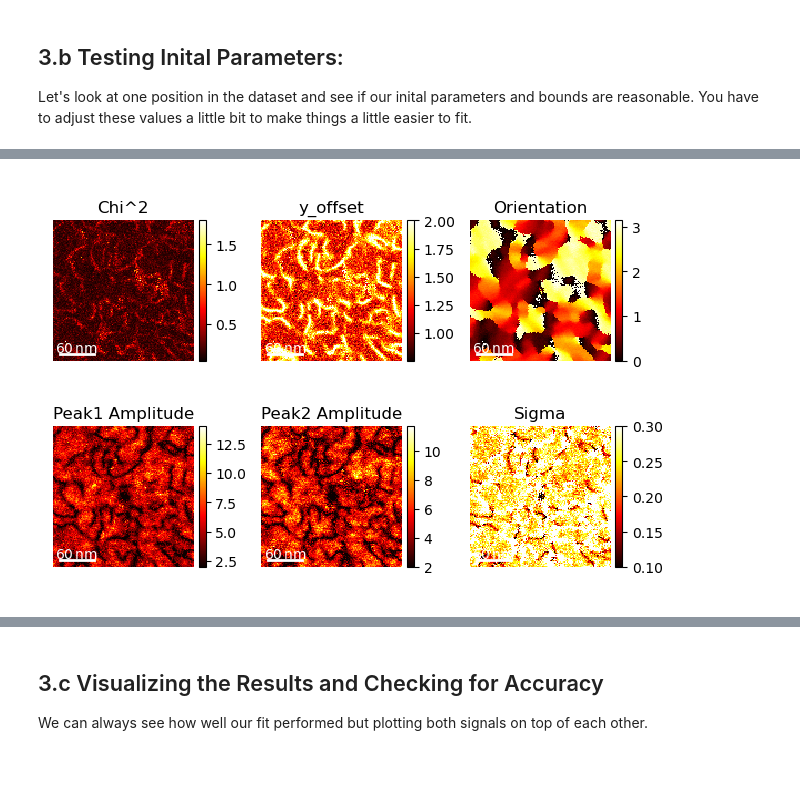
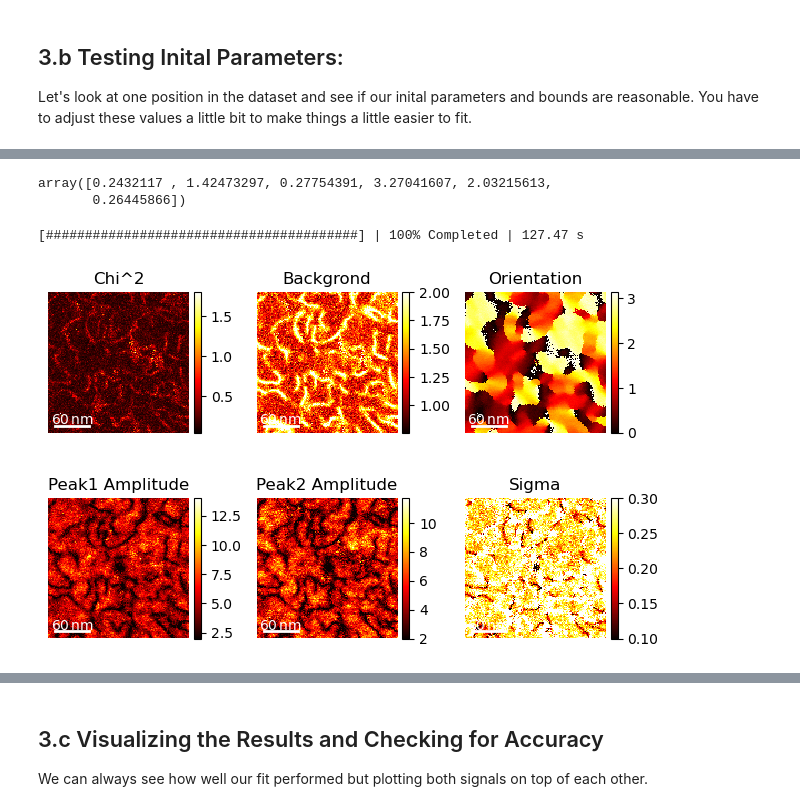
Before and after one commit to pyxem/pyxem-demos, a Jupyter notebook: 12 MolecularGlassOrientationMapping.ipynb, the cells around one changed output, grey strips where cells are left out. Saved outputs shown, nothing was run; the diff lists cells and outputs as text; code cells hidden in the pictures; blank space fills up the shorter version.

```diff
--- a/12 MolecularGlassOrientationMapping.ipynb
+++ b/12 MolecularGlassOrientationMapping.ipynb
@@ -54,5 +48,6 @@ import pooch
 # %%
-s = hs.load("data/data_processed.zspy", lazy=True) # load the data lazy=True means the data isn't loaded into RAM
+s = hs.load("data/data_processed.zspy",
+            lazy=True) # load the data lazy=True means the data isn't loaded into RAM
 # %% [output]
 WARNING:hyperspy.io:`signal_type='Signal2D'` not understood. See `hs.print_known_signal_types()` for a list of installed signal types or https://github.com/hyperspy/hyperspy-extensions-list for the li ...
 WARNING:hyperspy.io:`signal_type='Signal2D'` not understood. See `hs.print_known_signal_types()` for a list of installed signal types or https://github.com/hyperspy/hyperspy-extensions-list for the li ...
@@ -165,7 +158,7 @@ import hyperspy.api as hs
 # %%
 from scipy.ndimage import gaussian_filter1d
 # %%
-pss = hs.load("data/PolarSum.zspy", lazy=True)
+pss = hs.load("data/12/PolarSum.zspy", lazy=True)
 pss.rechunk((4,4))
 # %%
 pss
@@ -319,6 +314,7 @@ def peak_fit(data,
     kwargs:
         The inital values for the composite function as well as any keyword arguments for `scipy.optimize.curve_fit`
     """
+    data = data+0.00000000001 # handle zeros
 
     comp = partial(composite, **fixed_parameters) # set fixed values
     x2 = np.linspace(-np.pi,np.pi,360)
@@ -335,7 +331,7 @@ def peak_fit(data,
                               method='trf',
                               **kwargs)
     except:
-        return [1,0,0,0,0]
+        return [1,0,0,0,0,0]
 
     if method == 'std':
         gof = np.sum(np.sqrt(np.diag(pcov)))
@@ -429,14 +436,21 @@ peaks = smoothed.map(peak_fit,
                      inplace=False,
                      **inital_pos,
                     )
+# %%
+peaks.data[3,4].compute()
+# %% [output]
+array([0.2432117 , 1.42473297, 0.27754391, 3.27041607, 2.03215613,
+       0.26445866])
 # %%
 # Run fitting in parallel (Should take a minute or two)
 peaks.compute()
+# %% [output]
+[########################################] | 100% Completed | 127.47 s
 # %%
 import matplotlib.pyplot as plt
 hs.plot.plot_images(peaks.T,
-                    label=["Chi^2","y_offset", "Orientation", "Peak1 Amplitude", "Peak2 Amplitude", "Sigma"],
+                    label=["Chi^2","Backgrond", "Orientation", "Peak1 Amplitude", "Peak2 Amplitude", "Sigma"],
                 per_row=3, tight_layout=True, scalebar="all", axes_decor="off",scalebar_color="white", cmap="hot")
 plt.show()
 # %% [output]
-[figure, old version]
+[figure, new version]
```
Also changed, not shown: parts of 21 cells of this notebook, 1 other file.
